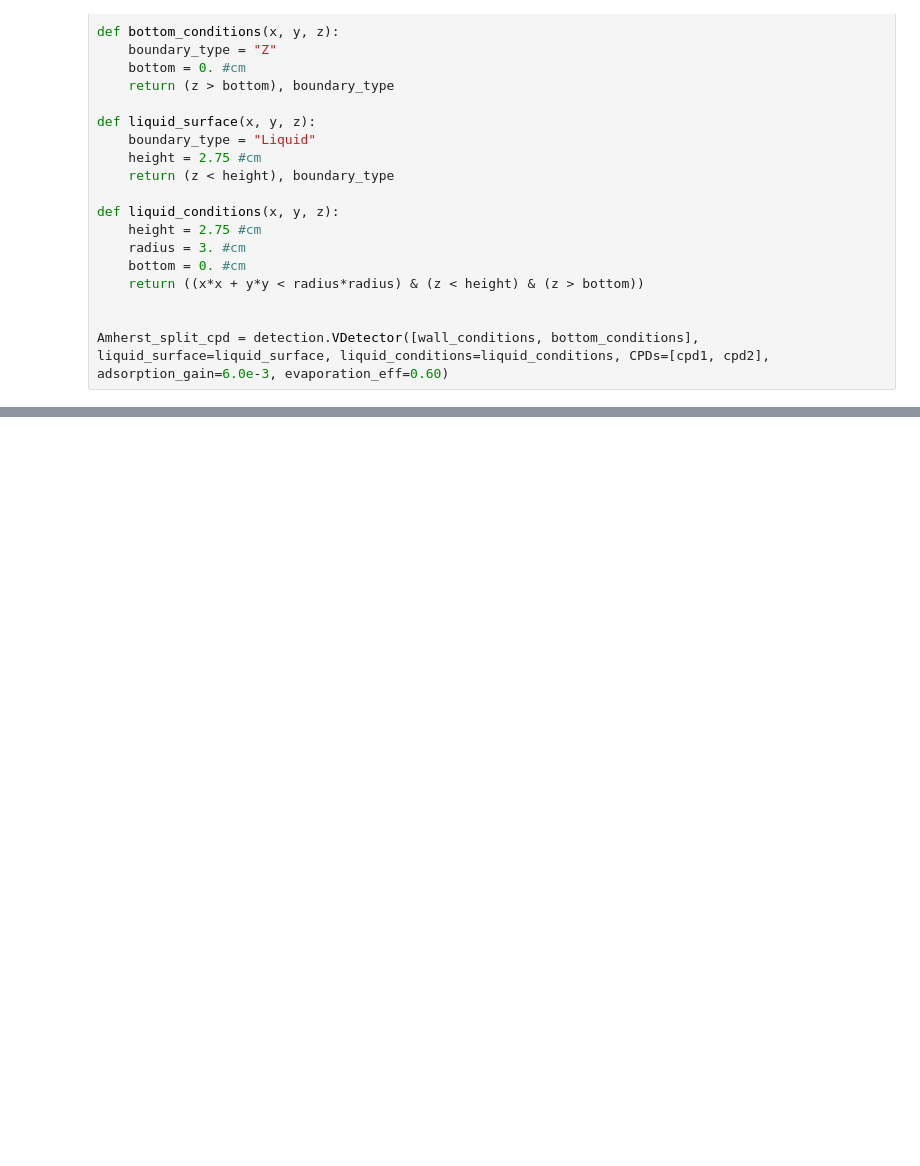
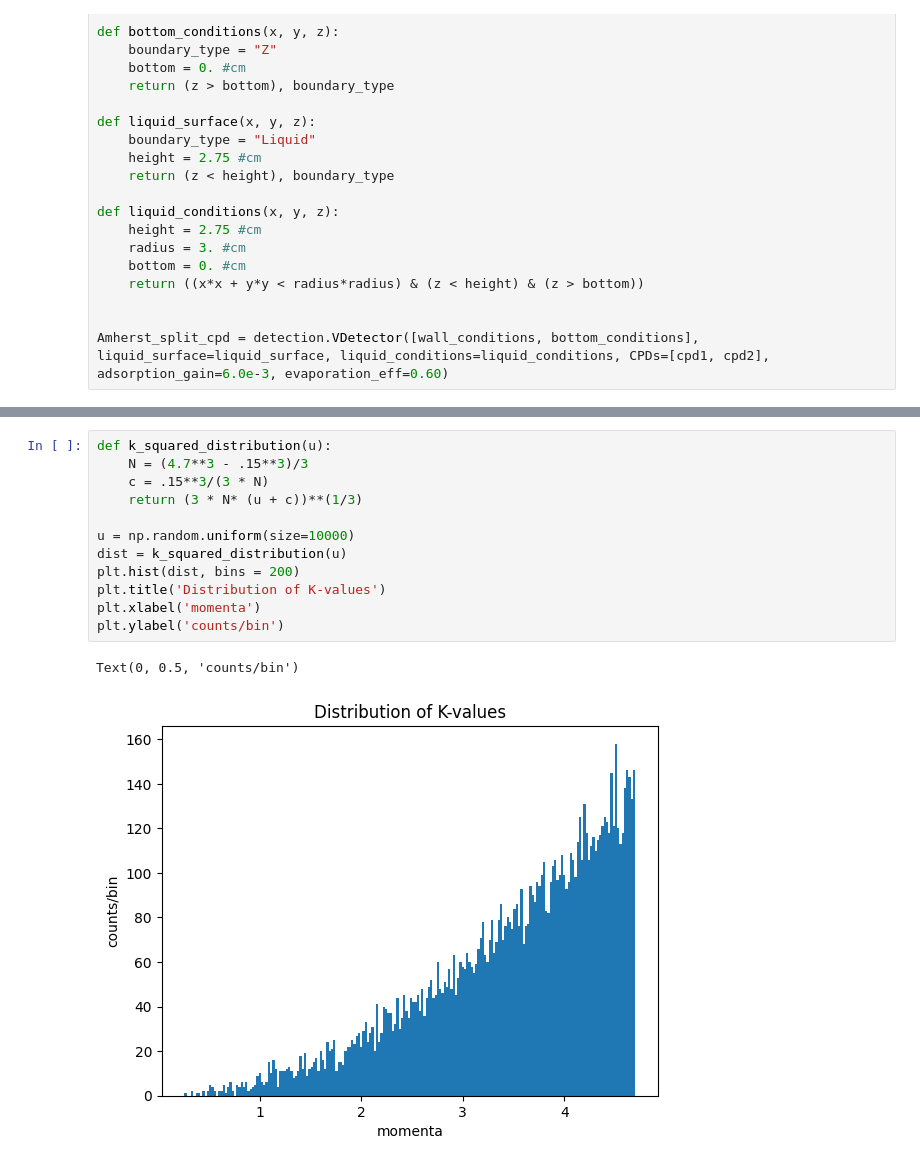
Before and after one commit to spice-herald/HeST, a Jupyter notebook: Amherst_cell_debugging.ipynb, the cells around one changed output, grey strips where cells are left out. Saved outputs shown, nothing was run; the diff lists cells and outputs as text; blank space fills up the shorter version.

```diff
--- a/Amherst_cell_debugging.ipynb
+++ b/Amherst_cell_debugging.ipynb
@@ -139,0 +237,15 @@ plt.legend()
+# %%
+def k_squared_distribution(u):
+    N = (4.7**3 - .15**3)/3
+    c = .15**3/(3 * N)
+    return (3 * N* (u + c))**(1/3)
+
+u = np.random.uniform(size=10000)
+dist = k_squared_distribution(u)
+plt.hist(dist, bins = 200)
+plt.title('Distribution of K-values')
+plt.xlabel('momenta')
+plt.ylabel('counts/bin')
+# %% [output]
+Text(0, 0.5, 'counts/bin')
+[figure, added]
```
Also changed, not shown: parts of 8 cells of this notebook, 7 other files.
